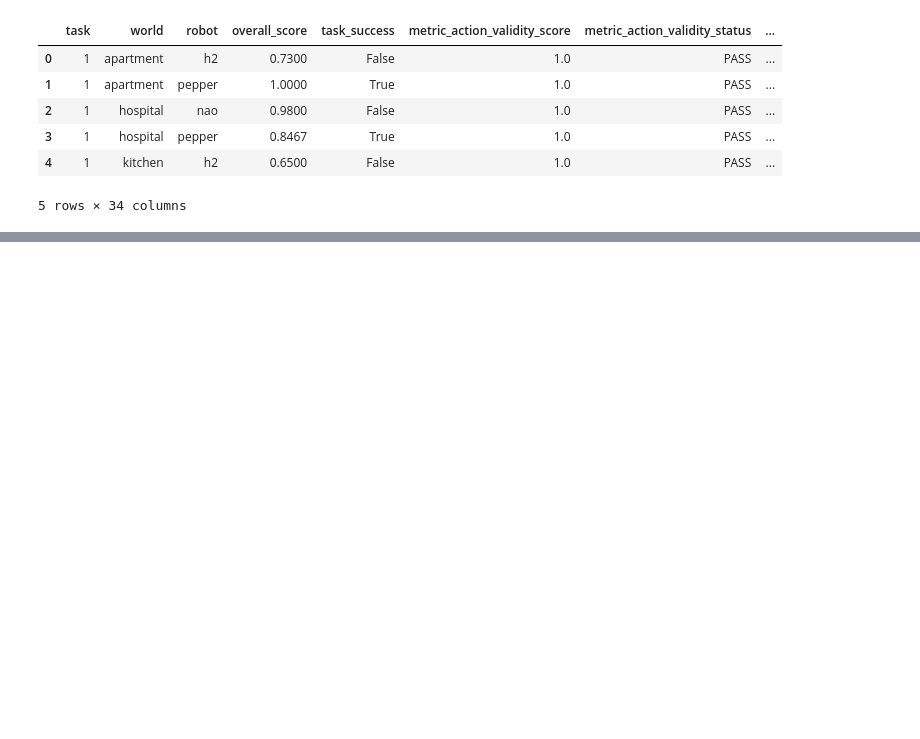
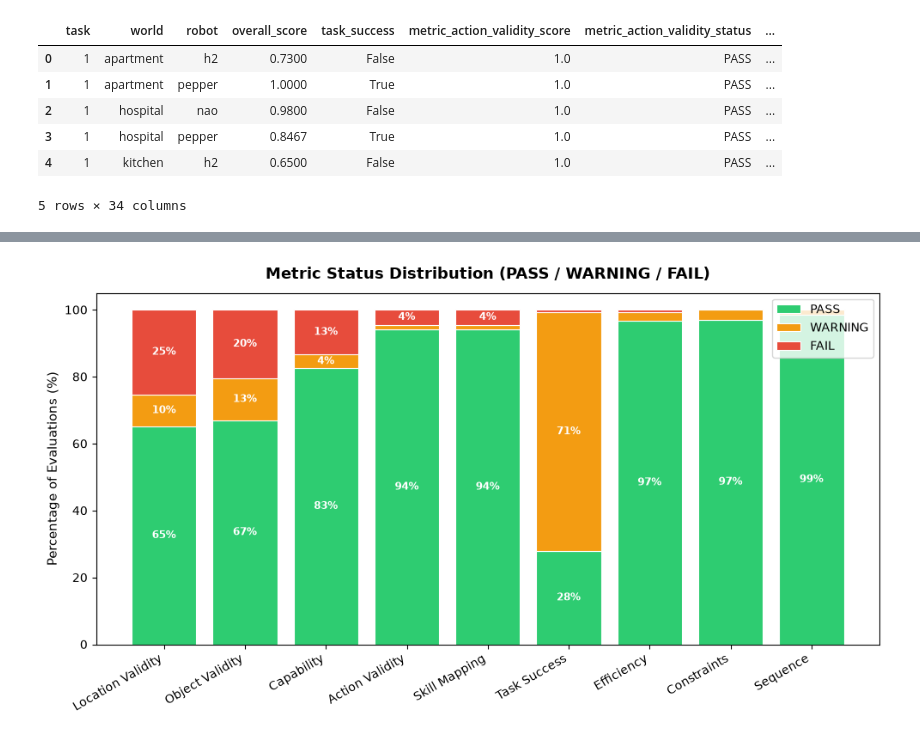
Before and after one commit to SanaJayaKrishna/DISSERTATION, a Jupyter notebook: app/datset.ipynb, the cells around one changed output, grey strips where cells are left out. Cells and saved outputs as stored; diff of their text form; code cells hidden in the pictures; blank space fills up the shorter version.

```diff
--- a/app/datset.ipynb
+++ b/app/datset.ipynb
@@ -13,0 +43,38 @@ df.head()
+# %%
+metric_names = [c.replace("metric_", "").replace("_status", "")
+                for c in df.columns if c.endswith("_status")]
+metric_status_cols = [f"metric_{m}_status" for m in metric_names]
+metric_labels = [m.replace("_", " ").title() for m in metric_names]
+# 3. Compute percentage distribution of PASS, WARNING, FAIL per metric
+status_counts = {}
+for col, label in zip(metric_status_cols, metric_labels):
+    vc = df[col].value_counts(normalize=True) * 100
+    status_counts[label] = {s: vc.get(s, 0) for s in ["PASS", "WARNING", "FAIL"]}
+sc_df = pd.DataFrame(status_counts).T.sort_values("FAIL", ascending=False)
+# 4. Plot Stacked Bar Chart
+fig, ax = plt.subplots(figsize=(10, 5.5))
+bottom = np.zeros(len(sc_df))
+status_colors = {"PASS": "#2ecc71", "WARNING": "#f39c12", "FAIL": "#e74c3c"}
+for status in ["PASS", "WARNING", "FAIL"]:
+    vals = sc_df[status].values
+    bars = ax.bar(sc_df.index, vals, bottom=bottom,
+                  color=status_colors[status], label=status,
+                  edgecolor="white", linewidth=0.8)
+
+    # Annotate percentage labels inside bar segments (> 4%)
+    for bar, v in zip(bars, vals):
+        if v > 4:
+            ax.text(bar.get_x() + bar.get_width() / 2,
+                    bar.get_y() + bar.get_height() / 2,
+                    f"{v:.0f}%", ha="center", va="center",
+                    fontsize=8.5, color="white", fontweight="bold")
+    bottom += vals
+ax.set_ylabel("Percentage of Evaluations (%)", fontsize=11)
+ax.set_ylim(0, 105)
+ax.set_title("Metric Status Distribution (PASS / WARNING / FAIL)", fontsize=13, fontweight="bold", pad=12)
+ax.set_xticklabels(sc_df.index, rotation=30, ha="right")
+ax.legend(loc="upper right")
+plt.tight_layout()
+plt.show()
+# %% [output]
+[figure, added]
```
Also changed, not shown: parts of 8 cells of this notebook, 29 other files.
